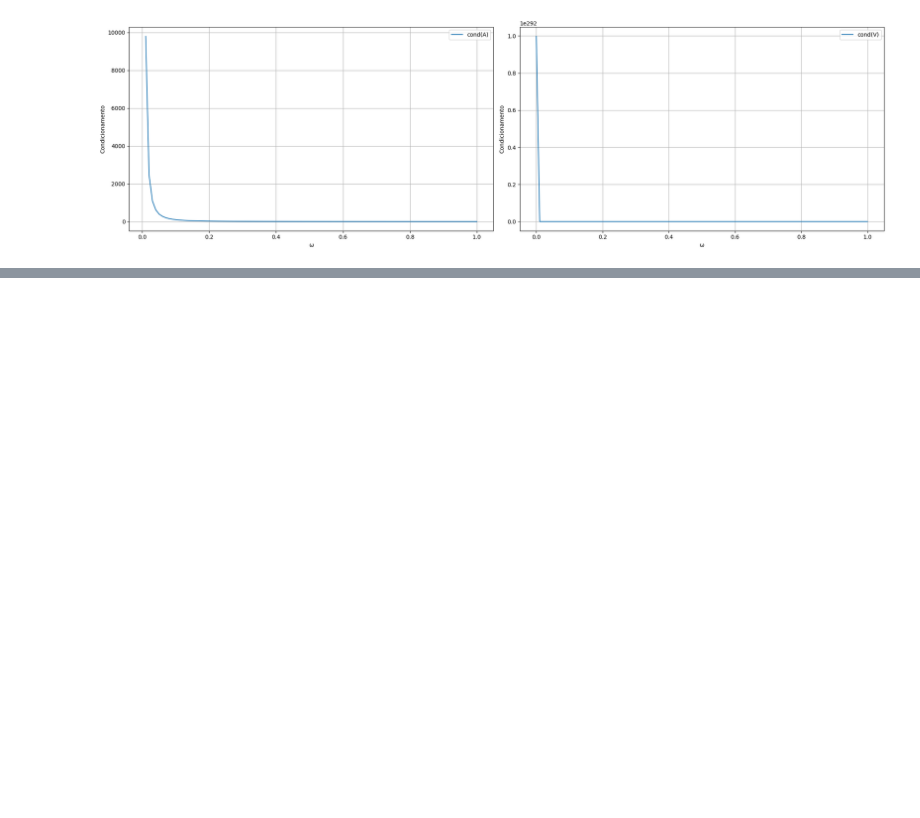
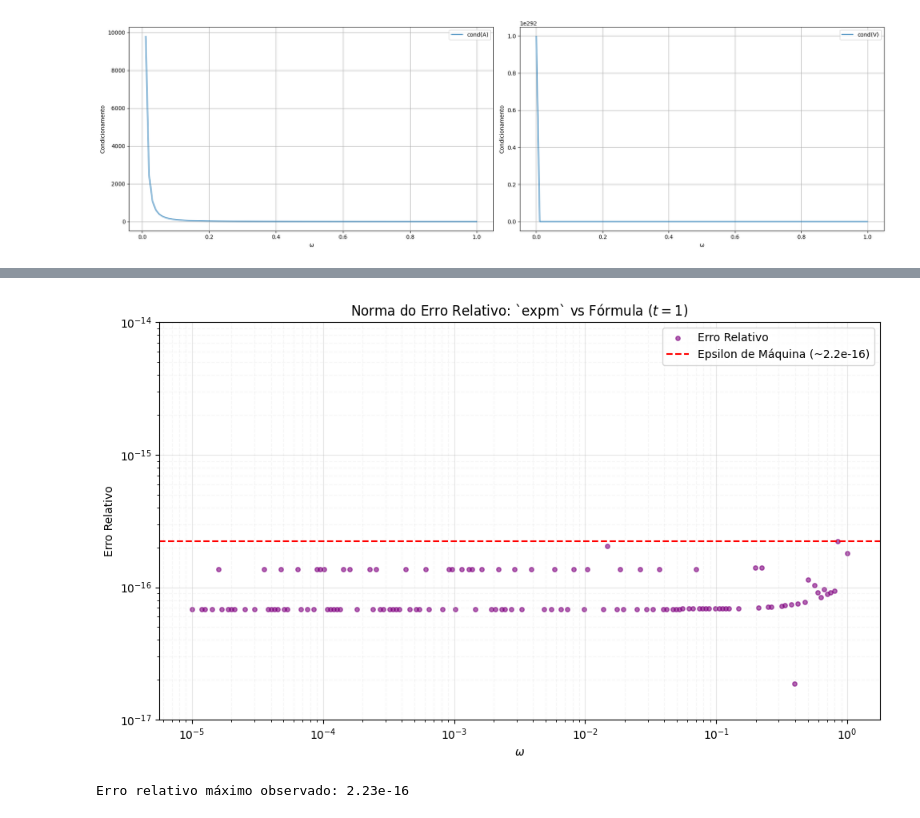
Before and after one commit to GabrielBittencourt07/Trabalho4_aln, a Jupyter notebook: Projeto4.ipynb, the cells around one changed output, grey strips where cells are left out. Cells and saved outputs as stored; diff of their text form; code cells hidden in the pictures; blank space fills up the shorter version.

```diff
--- a/Projeto4.ipynb
+++ b/Projeto4.ipynb
@@ -584,0 +634,53 @@ plt.show()
+# %%
+import numpy as np
+import matplotlib.pyplot as plt
+from scipy.linalg import expm
+
+t = 1.0
+omegas = np.logspace(-5, 0, 200)
+
+erros_relativos = []
+
+for w in omegas:
+    A_w = np.array([[0, 1], [-w**2, 0]])
+
+    # Exponencial computada via SciPy
+    exp_calc = expm(t * A_w)
+
+    # Exponencial computada pela fórmula deduzida
+    exp_formula = np.cos(w * t) * np.eye(2) + (np.sin(w * t) / w) * A_w
+
+    # Cálculo do erro relativo (Norma 2)
+    norma_erro = np.linalg.norm(exp_calc - exp_formula, ord=2)
+    norma_referencia = np.linalg.norm(exp_calc, ord=2)
+
+    erro_rel = norma_erro / norma_referencia
+    erros_relativos.append(erro_rel)
+
+fig, ax = plt.subplots(figsize=(10, 6))
+
+# Plotando os erros como dispersão devido à natureza do ruído numérico
+ax.scatter(omegas, erros_relativos, color='purple', alpha=0.6, s=15, label='Erro Relativo')
+
+# Linha de referência para a precisão de máquina
+eps_maquina = np.finfo(float).eps
+ax.axhline(y=eps_maquina, color='red', linestyle='--', linewidth=1.5, label=f'Epsilon de Máquina (~{eps_maquina:.1e})')
+
+ax.set_xscale('log')
+ax.set_yscale('log')
+ax.set_ylim(1e-17, 1e-14)
+
+ax.set_title(r'Norma do Erro Relativo: `expm` vs Fórmula ($t=1$)')
+ax.set_xlabel(r'$\omega$')
+ax.set_ylabel('Erro Relativo')
+ax.grid(True, which="major", ls="-", alpha=0.3)
+ax.grid(True, which="minor", ls="--", alpha=0.1)
+ax.legend(loc='upper right')
+
+plt.tight_layout()
+plt.show()
+
+print(f"Erro relativo máximo observado: {max(erros_relativos):.2e}")
+# %% [output]
+[figure, added]
+Erro relativo máximo observado: 2.23e-16
```
Also changed, not shown: parts of 14 cells of this notebook, 1 other file.
